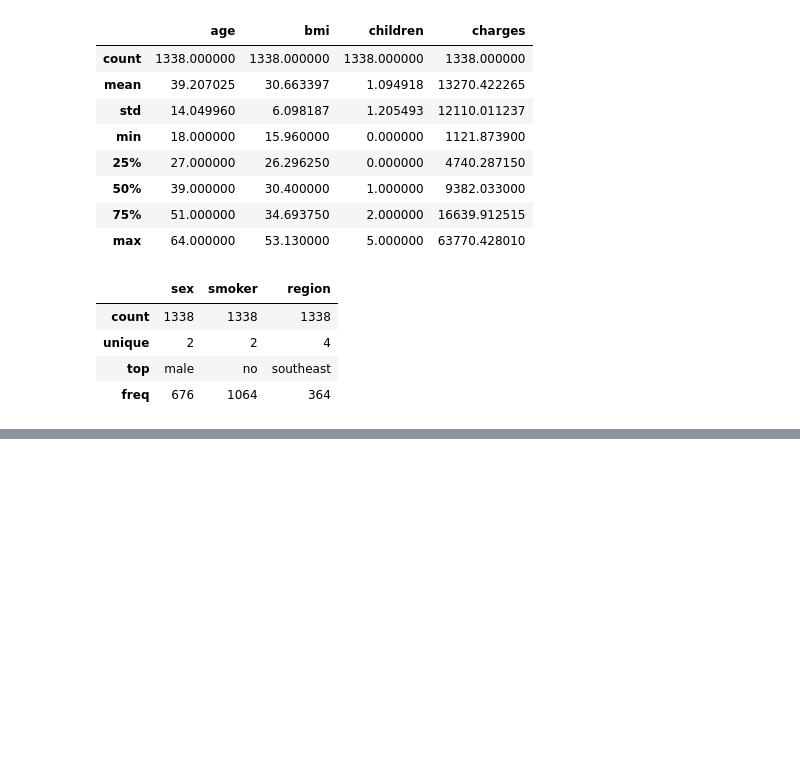
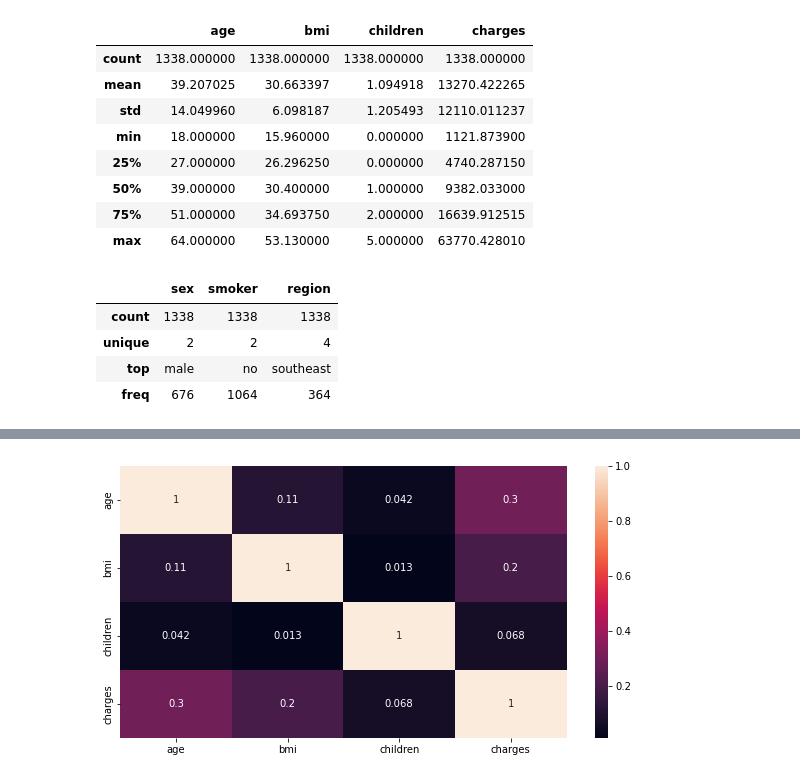
Before and after one commit to PoluboyarinovSI/SF_DataScience, a Jupyter notebook: Current_tasks/ML_1_practice.ipynb, the cells around one changed output, grey strips where cells are left out. Cells and saved outputs as stored; diff of their text form; code cells hidden in the pictures; blank space fills up the shorter version.

```diff
--- a/Current_tasks/ML_1_practice.ipynb
+++ b/Current_tasks/ML_1_practice.ipynb
@@ -87,0 +118,6 @@ temp_data = data.copy()
+# %%
+# Строим тепловую карту корреляции
+fig = plt.figure(figsize=(10, 5))
+sns.heatmap(temp_data.corr(), annot=True);
+# %% [output]
+[figure, added]
```
Also changed, not shown: parts of 10 cells of this notebook.
